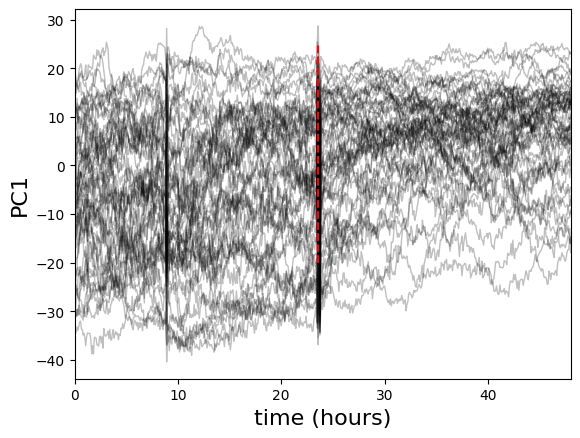
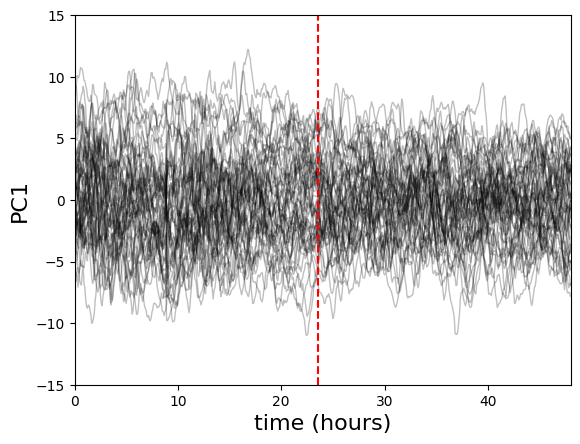
The notebook cell's code change between the first figure and the second:
--- before
+++ after
@@ -3,6 +3,7 @@
     plt.plot(5*np.arange(num_t)/60,X_t[i,:,0],'k-',alpha=0.25,linewidth=1)
 plt.xlim([0,(num_t)*5//60])
-plt.vlines(5*t_change/60,-20,25,color='r',linestyles='dashed')
-#plt.vlines(530/60,-20,25,color='b',linestyles='dashed')
+plt.ylim([-15,15])
+plt.vlines(5*t_change/60,-15,15,color='r',linestyles='dashed')
+#plt.vlines(530/60,-15,15,color='b',linestyles='dashed')
 plt.xlabel("time (hours)", fontsize=16)
 plt.ylabel("PC1", fontsize=16)

Commit: Validation on 2D Langevin regression method underway